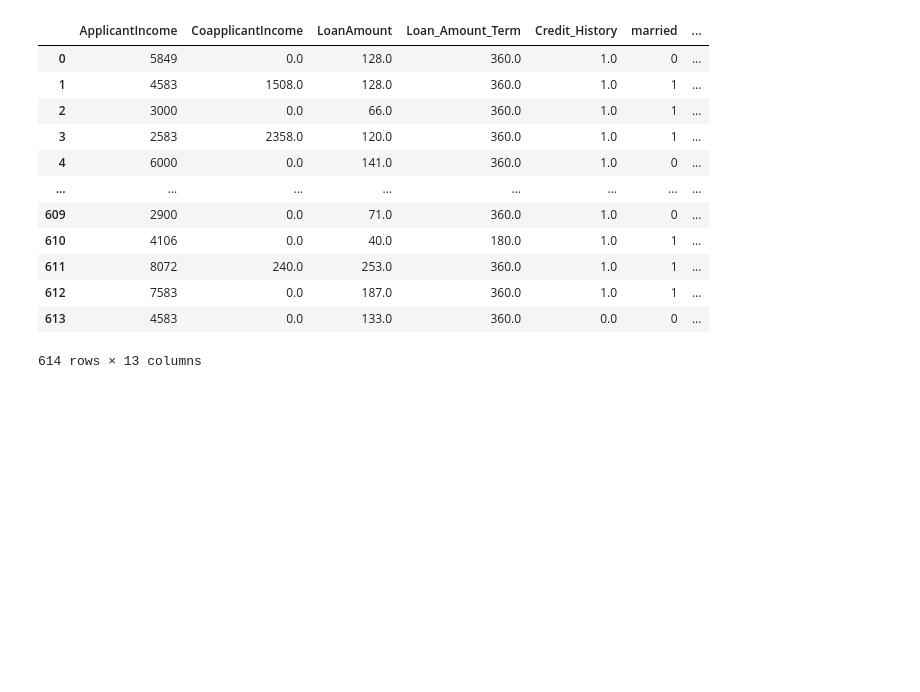
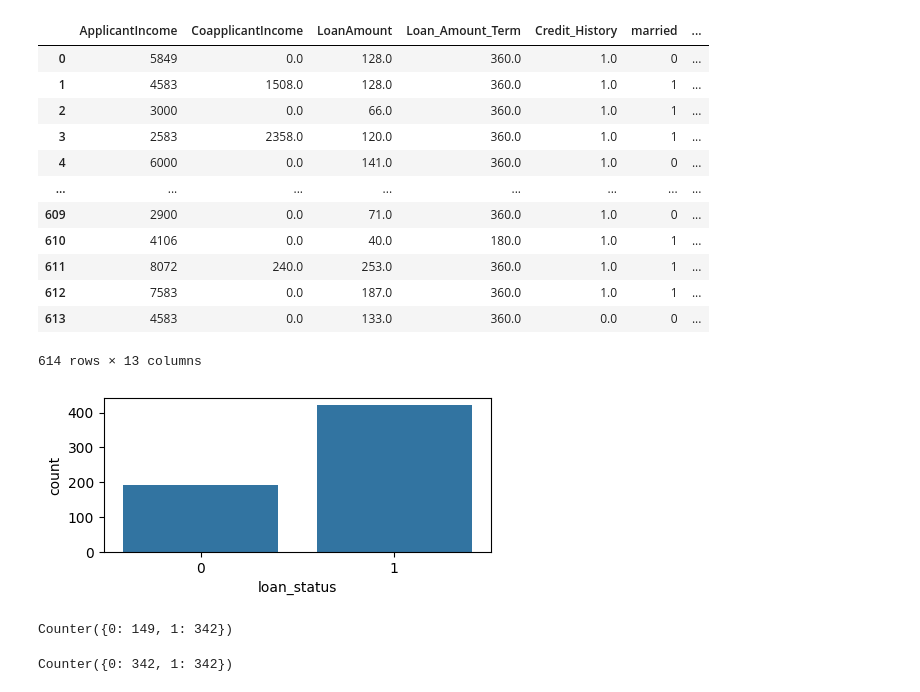
Before and after one commit to Kif30/loan-Approval-model, a Jupyter notebook: loan_approval.ipynb, the cells around one changed output. Drawn from its saved outputs; the diff is of its cells as text; code cells hidden in the pictures; blank space fills up the shorter version.

```diff
--- a/loan_approval.ipynb
+++ b/loan_approval.ipynb
@@ -368,7 +368,7 @@ plt.show()
 # %% [output]
 [figure]
 # %%
-df['property_Area']=df['Property_Area'].map({'Urban':1,'Rual':0,'Semiurban':2})
+df['property_Area']=df['Property_Area'].map({'Urban':1,'Rural':0,'Semiurban':2})
 # %%
 df.drop(columns=['Property_Area','Education'],inplace=True)
 # %%
@@ -420,0 +415,6 @@ X_train, X_test, y_train, y_test = train_test_split(X, y, test_size=0.2, random_
+# %%
+plt.figure(figsize=(5,2))
+sns.countplot(df,x='loan_status')
+plt.show()
+# %% [output]
+[figure, added]
@@ -420,0 +425,9 @@ X_train, X_test, y_train, y_test = train_test_split(X, y, test_size=0.2, random_
+# %%
+from collections import Counter
+Counter(y_train)
+# %% [output]
+Counter({0: 149, 1: 342})
+# %%
+Counter(y_sampled)
+# %% [output]
+Counter({0: 342, 1: 342})
```
Also changed, not shown: parts of 7 cells of this notebook.
